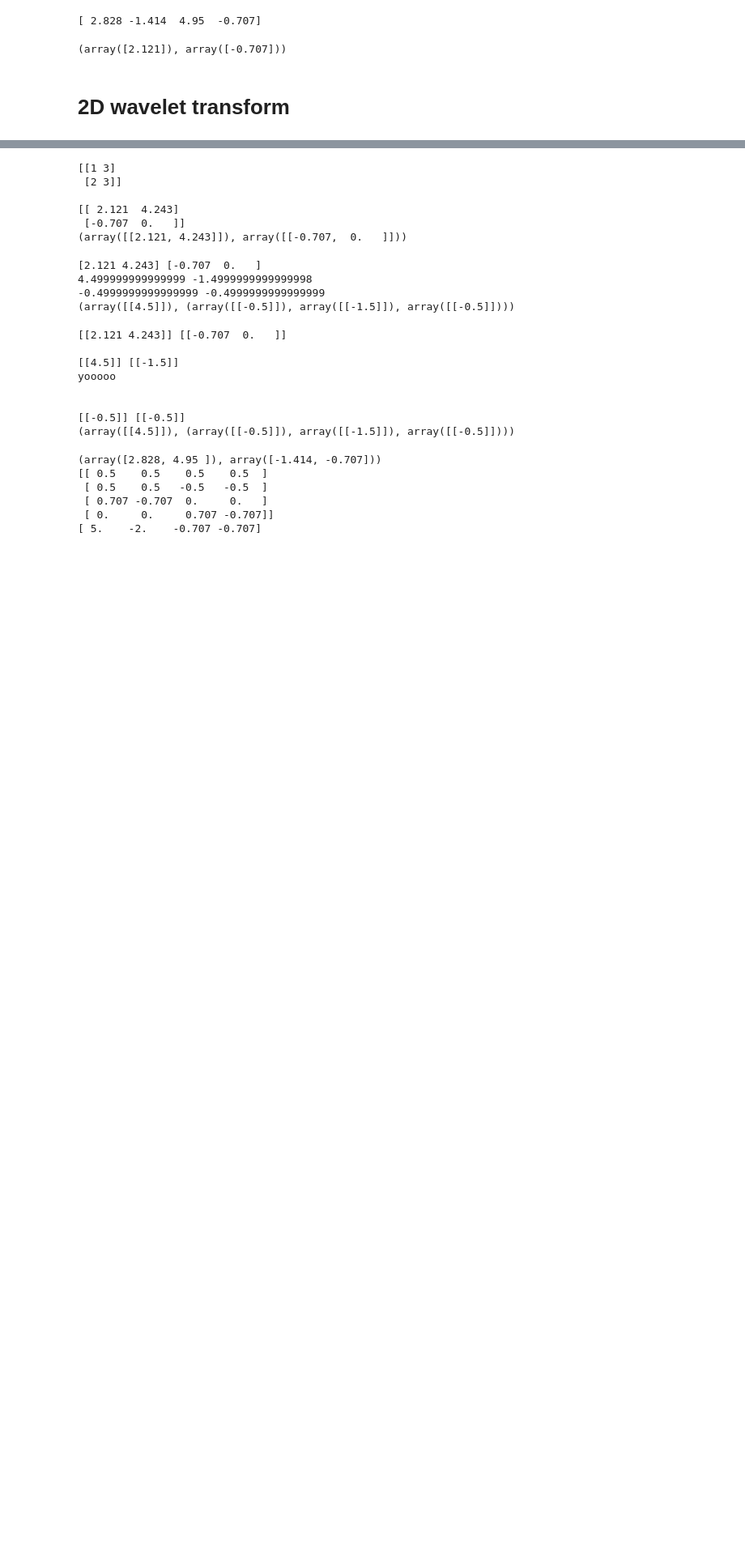
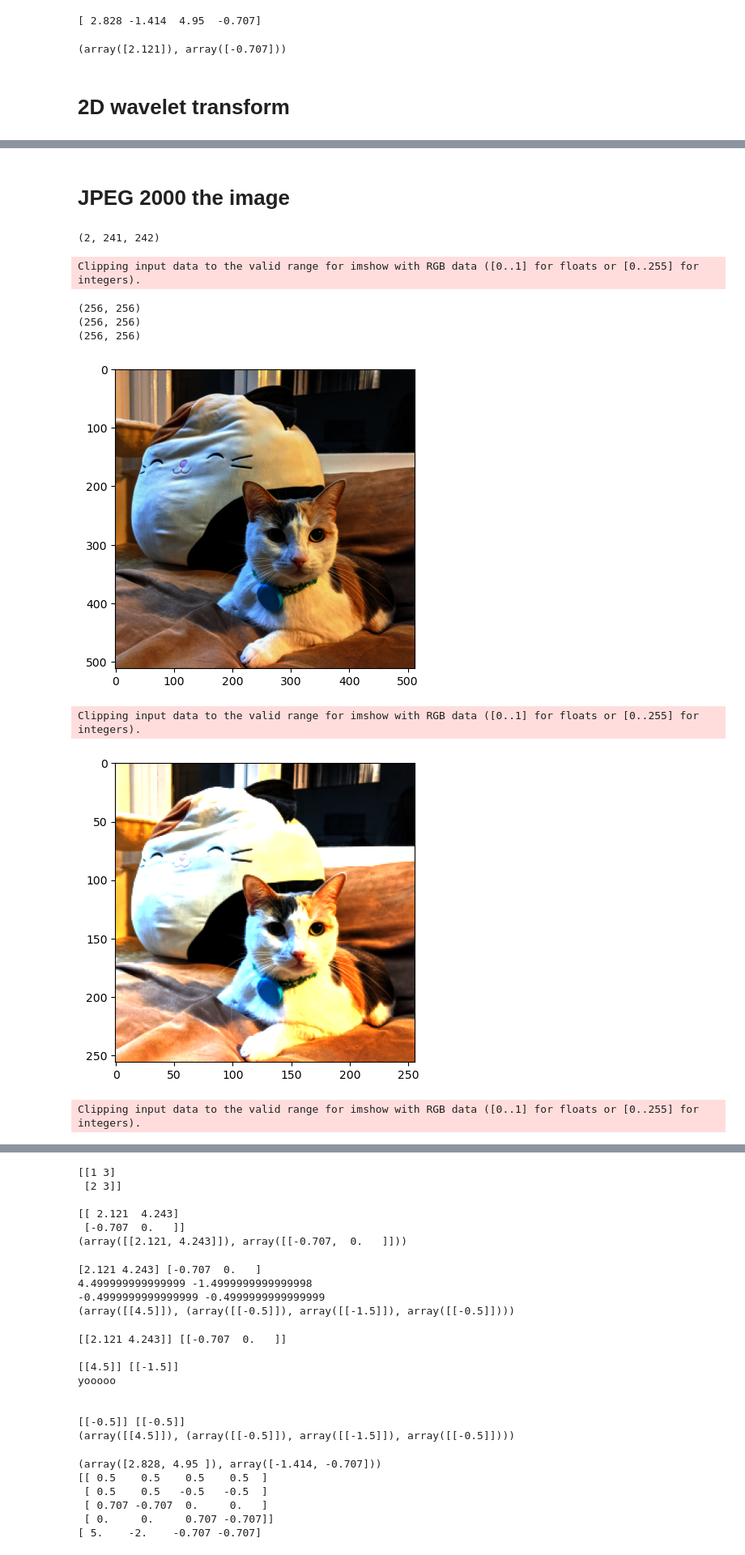
Before and after one commit to kevdodo/jpg-study, a Jupyter notebook: jpg_compress.ipynb, the cells around one changed output, grey strips where cells are left out. Shown at 81% size. Cells and saved outputs as stored; diff of their text form; code cells hidden in the pictures; blank space fills up the shorter version.

```diff
--- a/jpg_compress.ipynb
+++ b/jpg_compress.ipynb
@@ -275,16 +277,12 @@ def get_2d_wavelet_transform(data):
     cH, cD = col_stuff2[::2, :].T, col_stuff2[1::2, :].T
 
 
-    cA_pywt, (cH_pywt, cV_pywt, cD_pywt) = pywt.dwt2(zodie, 'haar')
-    # print(cA)
-    # print(cV)
+    # cA_pywt, (cH_pywt, cV_pywt, cD_pywt) = pywt.dwt2(data, 'haar', axes =(0, 1))
 
-    # print(cH)
-    # print(cD)
-    assert len(np.flatnonzero(~np.isclose(cA, cA_pywt))) == 0
-    assert len(np.flatnonzero(~np.isclose(cH, cH_pywt))) == 0
-    assert len(np.flatnonzero(~np.isclose(cV, cV_pywt))) == 0
-    assert len(np.flatnonzero(~np.isclose(cD, cD_pywt))) == 0
+    # assert len(np.flatnonzero(~np.isclose(cA, cA_pywt))) == 0
+    # assert len(np.flatnonzero(~np.isclose(cH, cH_pywt))) == 0
+    # assert len(np.flatnonzero(~np.isclose(cV, cV_pywt))) == 0
+    # assert len(np.flatnonzero(~np.isclose(cD, cD_pywt))) == 0
     # assert len(np.flatnonzero(cV - cV_pywt)) == 0
     # assert len(np.flatnonzero(cD - cD_pywt)) == 0
     # assert len(np.flatnonzero(cH - cH_pywt)) == 0
@@ -293,7 +291,7 @@ def get_2d_wavelet_transform(data):
 
 cA, (cH, cV, cD) = get_2d_wavelet_transform(zodie)
 
-def get_inv_wavelet_transform(cA, cH, CV, cD):
+def get_inv_wavelet_transform(cA, cH, cV, cD):
     h_inv = gen_harr_inverse(len(cA) * 2)
     print(cH.shape)
     col_stuff2 = np.zeros_like(np.vstack([cH, cH]))
@@ -316,5 +314,6 @@ def get_inv_wavelet_transform(cA, cH, CV, cD):
     data = h_inv @ row_stuff
     return data
 
+
 assert len(np.flatnonzero(~np.isclose(zodie, get_inv_wavelet_transform(cA, cH, cV, cD)))) == 0
 # %% [output]
@@ -335,0 +321,7 @@ assert len(np.flatnonzero(~np.isclose(zodie, get_inv_wavelet_transform(cA, cH, c
+# %% [markdown]
+# JPEG 2000 the image
+# %%
+bruh = np.zeros((242, 241, 2)).T
+print(bruh.shape)
+# %% [output]
+(2, 241, 242)
@@ -335,0 +355,38 @@ assert len(np.flatnonzero(~np.isclose(zodie, get_inv_wavelet_transform(cA, cH, c
+# %%
+img_path = "target-image.png"
+img = np.array(ps.read_image(img_path))
+
+cAs = np.zeros((img.shape[0] //2, img.shape[0] //2 , 3))
+cHs = np.zeros((img.shape[0] //2, img.shape[0] //2 , 3))
+cVs = np.zeros((img.shape[0] //2, img.shape[0] //2 , 3))
+cDs = np.zeros((img.shape[0] //2, img.shape[0] //2 , 3))
+
+for i in range(3):
+    cA, (cH, cV, cD) = get_2d_wavelet_transform(img[:, :, i])
+    cAs[:, :, i] = cA
+    cHs[:, :, i] = cH
+    cVs[:, :, i] = cV
+    cDs[:, :, i] = cD
+
+reconstructed_img = np.zeros(img.shape)
+for i in range(3):
+    reconstructed_img[:, :, i] = get_inv_wavelet_transform(cAs[:, :, i], cHs[:, :, i], cVs[:, :, i], cDs[:, :, i])
+
+plt.imshow(reconstructed_img)
+plt.show()
+
+
+cA, (cH, cV, cD) =pywt.dwt2(img, 'haar', axes=(0,1))
+plt.imshow(cA)
+plt.show()
+plt.imshow(cAs)
+plt.show()
+# %% [output]
+Clipping input data to the valid range for imshow with RGB data ([0..1] for floats or [0..255] for integers).
+(256, 256)
+(256, 256)
+(256, 256)
+[figure, added]
+Clipping input data to the valid range for imshow with RGB data ([0..1] for floats or [0..255] for integers).
+[figure, added]
+Clipping input data to the valid range for imshow with RGB data ([0..1] for floats or [0..255] for integers).
```
Also changed, not shown: parts of 6 cells of this notebook.
